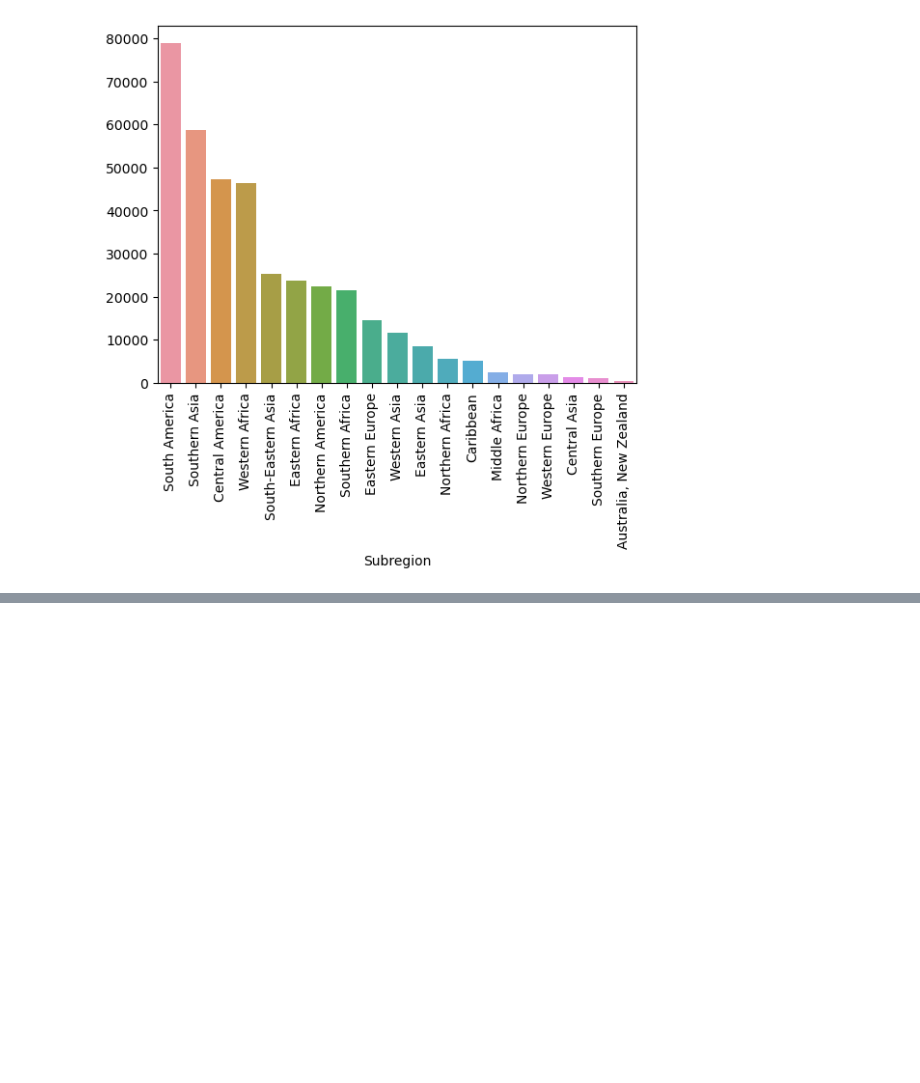
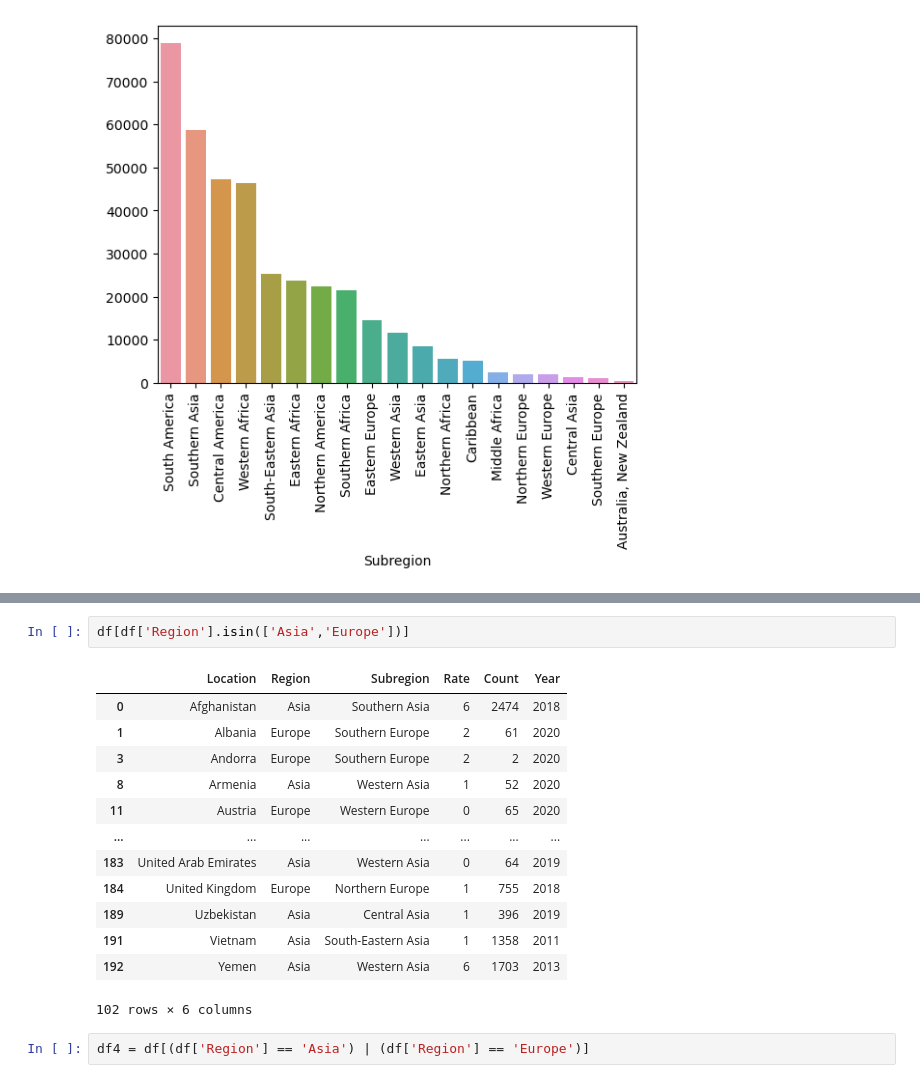
Before and after one commit to pernebay-arailym/Project_18_HOMICIDE_Analysis, a Jupyter notebook: homecide_project.ipynb, the cells around one changed output, grey strips where cells are left out. Cells and saved outputs as stored; diff of their text form; blank space fills up the shorter version.

Commit message:
printed out new df with regions in asia and europe

```diff
--- a/homecide_project.ipynb
+++ b/homecide_project.ipynb
@@ -196,0 +234,18 @@ xlabel= None
+# %%
+df[df['Region'].isin(['Asia','Europe'])]
+# %% [output]
+|  | Location | Region | Subregion | Rate | Count | Year |
+| 0 | Afghanistan | Asia | Southern Asia | 6 | 2474 | 2018 |
+| 1 | Albania | Europe | Southern Europe | 2 | 61 | 2020 |
+| 3 | Andorra | Europe | Southern Europe | 2 | 2 | 2020 |
+| 8 | Armenia | Asia | Western Asia | 1 | 52 | 2020 |
+| 11 | Austria | Europe | Western Europe | 0 | 65 | 2020 |
+| ... | ... | ... | ... | ... | ... | ... |
+| 183 | United Arab Emirates | Asia | Western Asia | 0 | 64 | 2019 |
+| 184 | United Kingdom | Europe | Northern Europe | 1 | 755 | 2018 |
+| 189 | Uzbekistan | Asia | Central Asia | 1 | 396 | 2019 |
+| 191 | Vietnam | Asia | South-Eastern Asia | 1 | 1358 | 2011 |
+| 192 | Yemen | Asia | Western Asia | 6 | 1703 | 2013 |
+102 rows × 6 columns
+# %%
+df4 = df[(df['Region'] == 'Asia') | (df['Region'] == 'Europe')]
```
Also changed, not shown: parts of 3 cells of this notebook.
